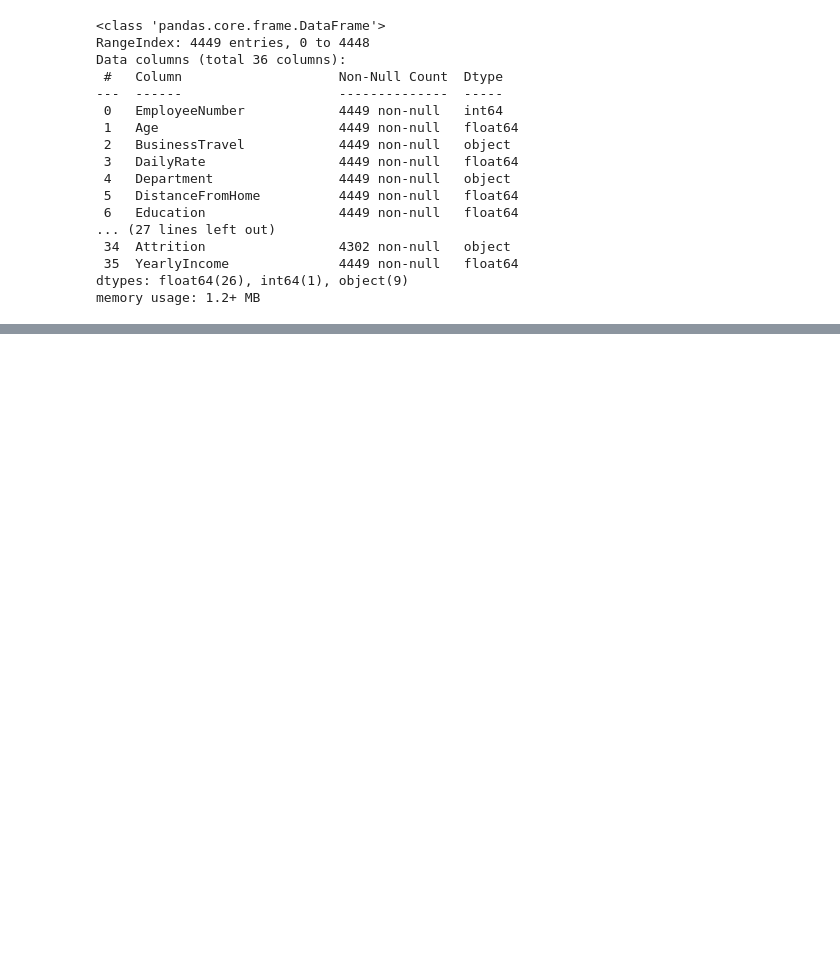
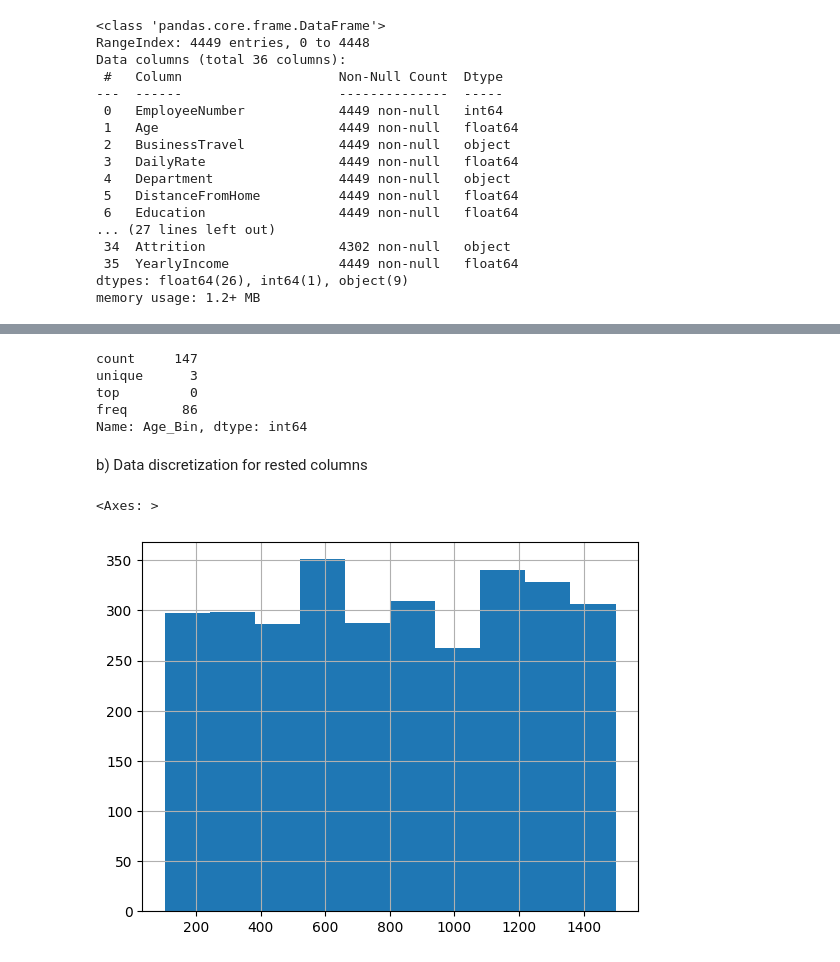
Before and after one commit to ARPDATA11/Klasyfikacja, a Jupyter notebook: Projekt.ipynb, the cells around one changed output, grey strips where cells are left out. Cells and saved outputs as stored; diff of their text form; code cells hidden in the pictures; blank space fills up the shorter version.

```diff
--- a/Projekt.ipynb
+++ b/Projekt.ipynb
@@ -777,0 +727,6 @@ X_train.isnull()
+# %%
+# age division into bins for training and test data
+
+train_DF['Age_Bin'] = pd.cut(train_DF.Age, labels=['17-30', '31-45', '46-60'], bins=[17, 30, 45, 60])
+
+X_test['Age_Bin'] = pd.cut(X_test.Age, labels=['17-30', '31-45', '46-60'], bins=[17, 30, 45, 60])
@@ -777,0 +735,8 @@ X_train.isnull()
+# %%
+#Age conversion from bins to numeric for train_DF
+
+
+unique_age_bin = tuple(train_DF.Age_Bin.unique())
+
+train_DF['Age_Bin'].replace(unique_age_bin, range(len(unique_age_bin)), inplace=True)
+train_DF.drop('Age', axis=1, inplace=True)
@@ -777,0 +756,15 @@ X_train.isnull()
+# %%
+X_test['Age_Bin'].describe()
+# %% [output]
+count     147
+unique      3
+top         0
+freq       86
+Name: Age_Bin, dtype: int64
+# %% [markdown]
+b) Data discretization for rested columns
+# %%
+train_DF['DailyRate'].hist()
+# %% [output]
+<Axes: >
+[figure, added]
```
Also changed, not shown: parts of 177 cells of this notebook, 4 other files.
